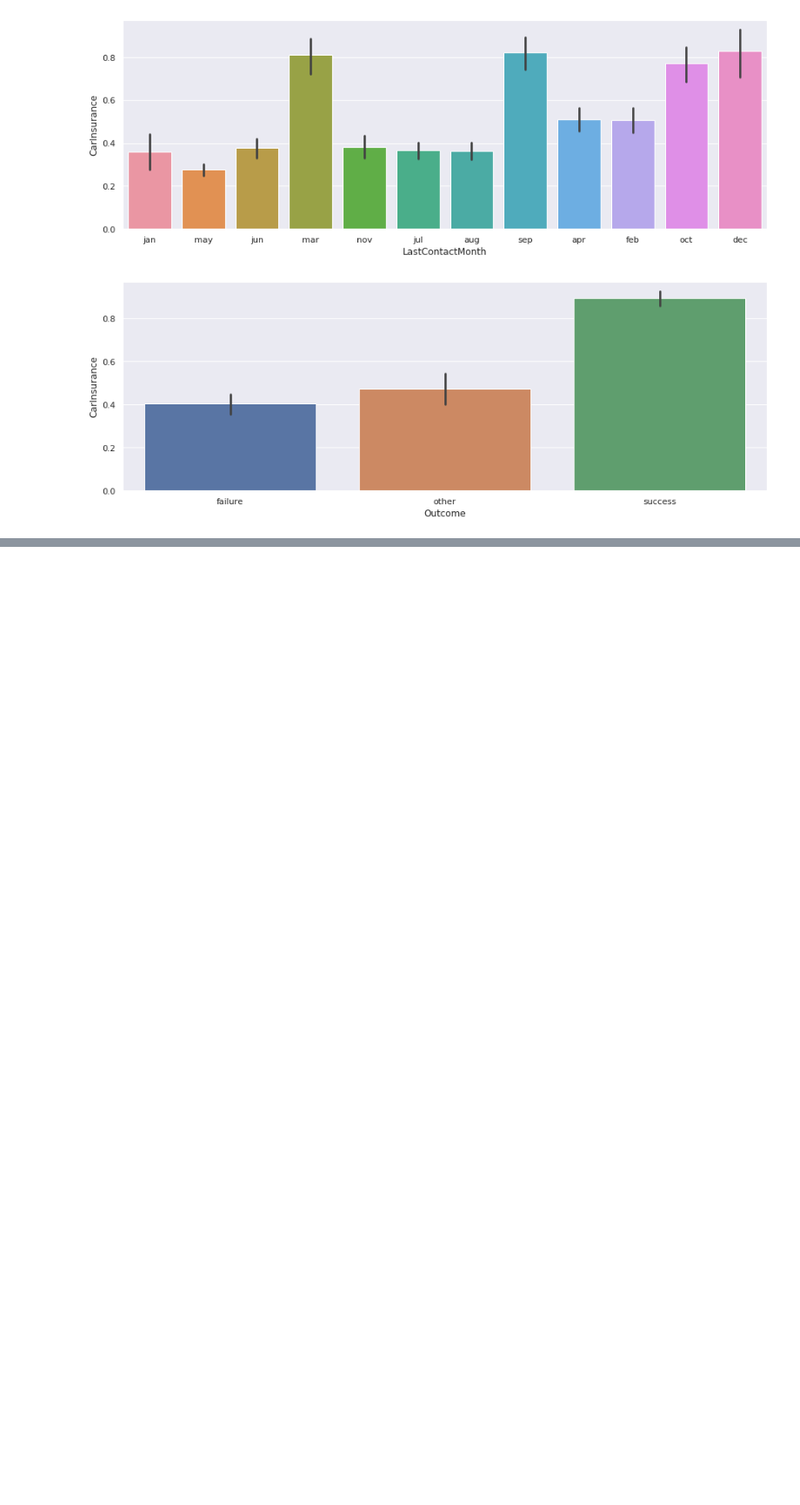
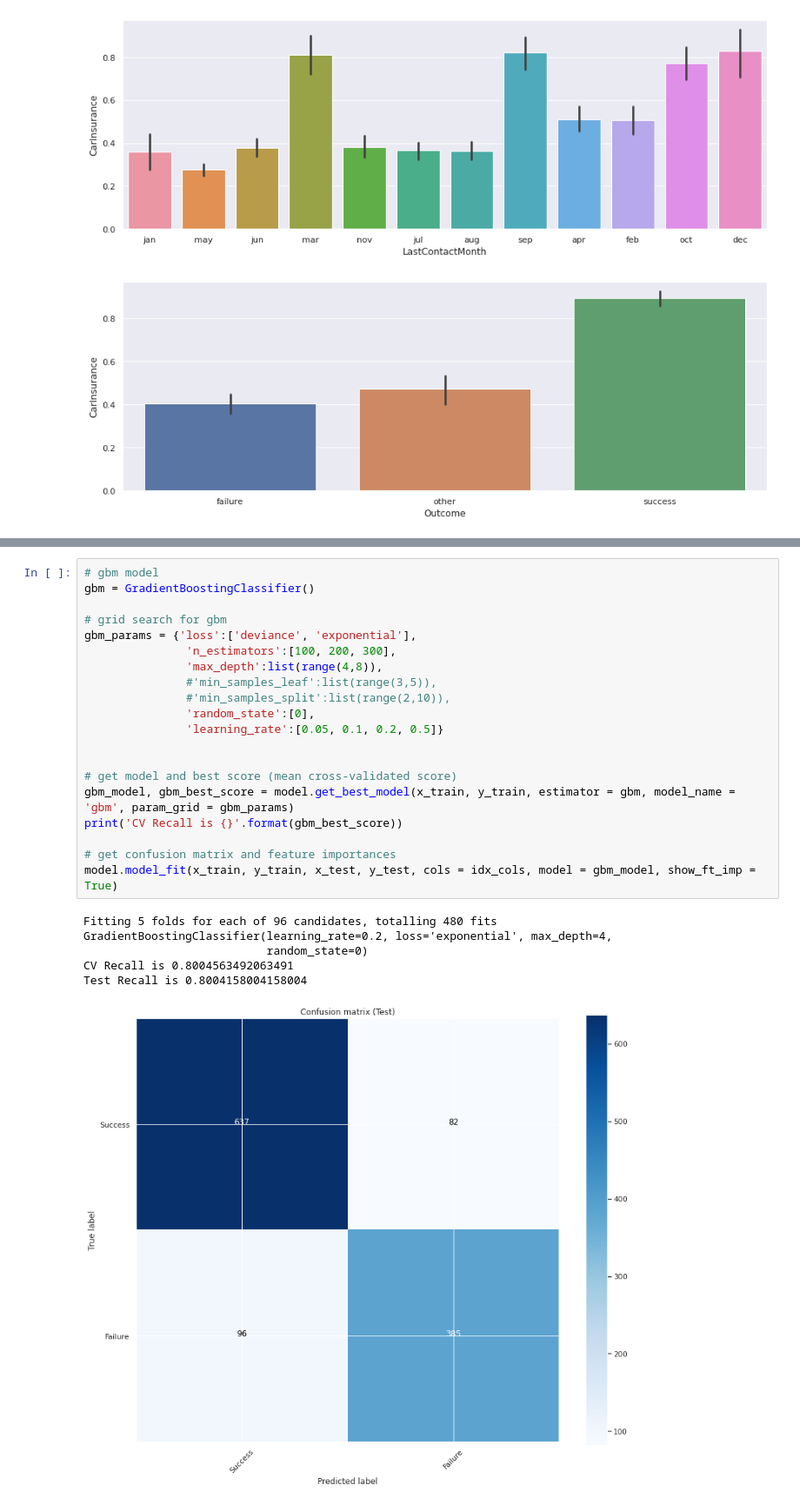
Before and after one commit to dcleere/car_insurance_campaign, a Jupyter notebook: exploratory/cold_call_classifier.ipynb, the cells around one changed output, grey strips where cells are left out. Shown at 87% size. Cells and saved outputs as stored; diff of their text form; blank space fills up the shorter version.

```diff
--- a/exploratory/cold_call_classifier.ipynb
+++ b/exploratory/cold_call_classifier.ipynb
@@ -285,0 +429,27 @@ Below is a summary of findings and actions from EDA
+# %%
+# gbm model
+gbm = GradientBoostingClassifier()
+
+# grid search for gbm
+gbm_params = {'loss':['deviance', 'exponential'],
+               'n_estimators':[100, 200, 300],
+               'max_depth':list(range(4,8)),
+               #'min_samples_leaf':list(range(3,5)),
+               #'min_samples_split':list(range(2,10)),
+               'random_state':[0],
+               'learning_rate':[0.05, 0.1, 0.2, 0.5]}
+
+
+# get model and best score (mean cross-validated score)
+gbm_model, gbm_best_score = model.get_best_model(x_train, y_train, estimator = gbm, model_name = 'gbm', param_grid = gbm_params)
+print('CV Recall is {}'.format(gbm_best_score))
+
+# get confusion matrix and feature importances
+model.model_fit(x_train, y_train, x_test, y_test, cols = idx_cols, model = gbm_model, show_ft_imp = True)
+# %% [output]
+Fitting 5 folds for each of 96 candidates, totalling 480 fits
+GradientBoostingClassifier(learning_rate=0.2, loss='exponential', max_depth=4,
+                           random_state=0)
+CV Recall is 0.8004563492063491
+Test Recall is 0.8004158004158004
+[figure, added]
```
Also changed, not shown: parts of 42 cells of this notebook, 4 other files.
